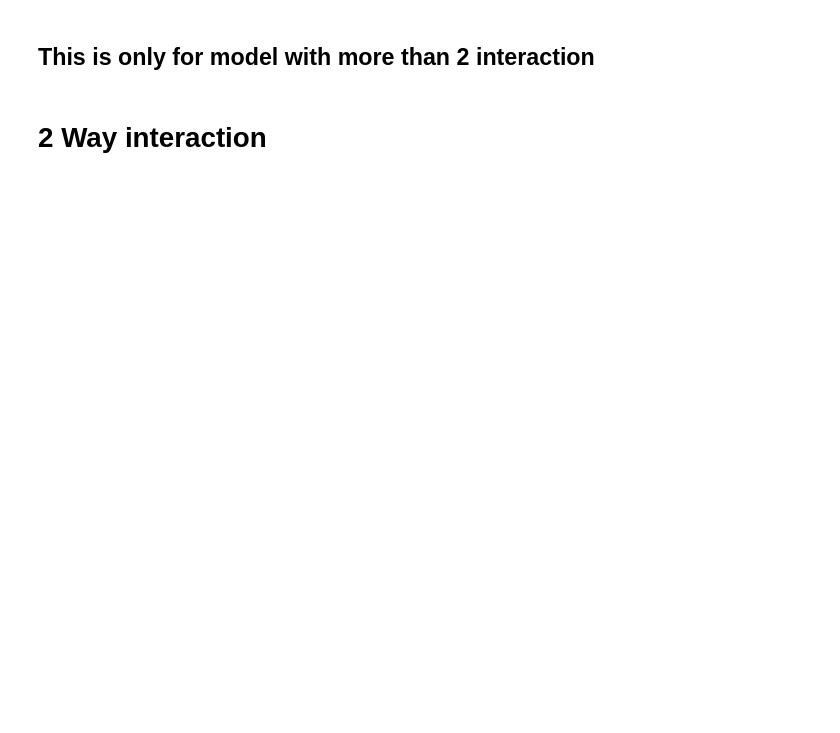
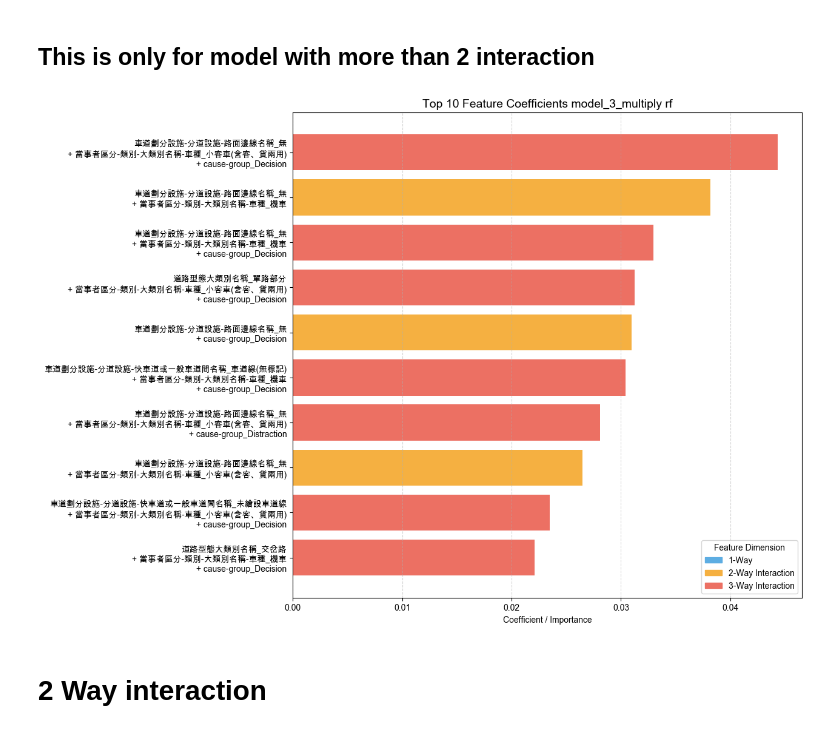
Before and after one commit to kennywang112/ST-RTA, a Jupyter notebook: ModelsV4/Model.ipynb, the cells around one changed output. Drawn from its saved outputs; the diff is of its cells as text; code cells hidden in the pictures; blank space fills up the shorter version.

```diff
--- a/ModelsV4/Model.ipynb
+++ b/ModelsV4/Model.ipynb
@@ -77,7 +52,9 @@ combined_data["cause_group"] = combined_data["肇因研判子類別名稱-主要
 
 | 需要去掉市區道路(道路類別-第1當事者-名稱)、縣市(county)這種欄位，專注在道路設計（路）、肇因（人）、車種（車）
 # %%
+new_label = pd.read_csv(f"../ComputedDataV2/ForModel/all_featuresV3.csv")['hotspot']
 all_features_df = pd.read_csv(f"../ComputedDataV2/ForModel/all_featuresV2.csv")
+all_features_df['hotspot'] = new_label
 all_features_df = all_features_df[all_features_df.columns[~all_features_df.columns.str.contains('道路類別-第1當事者-名稱|county|路面狀況|道路障礙|車輛撞擊部位大類別名稱|original-speed')]]
 # all_features_df = all_features_df[all_features_df.columns[~all_features_df.columns.str.contains('道路類別-第1當事者-名稱|county|youbike|mrt|parkinglot')]] # for ComputedDataV4
 print(all_features_df.shape)
@@ -108,6 +85,9 @@ for feature in road_features + car_features + person_features:
     print(f"Checking feature: {feature}, Found: {match_found}")
 
     assert match_found, f"Feature {feature} not found in dataframe columns"
+
+
+# all_features_df.to_csv(f"../{computeddata}/ForModel/all_featuresV3.csv", index=False)
 # %%
 defined_keywords = road_features + car_features + person_features
 matched_cols = set()
@@ -319,7 +299,7 @@ def get_extracted_features(lr, rf, X_resampled_test):
 ## This is for extract feature
 # %%
 # 這裡寫法還是add, multiply各別跑
-tp = 'add'
+tp = 'multiply'
 lr = joblib.load(f'../{computeddata}/ModelPerformance/lr_modelV1_model_3_{tp}.pkl')
 rf = joblib.load(f'../{computeddata}/ModelPerformance/rf_modelV1_model_3_{tp}.pkl')
 
@@ -434,14 +488,26 @@ for model_name, config in dct_model.items():
 # %%
+from sklearn.metrics import roc_curve
+
 ## Re fit for only important features
-def print_results(proba_test, classes, y_resampled_test):
+def print_results(proba_test, classes, y_resampled_test, youden=False):
     """
     proba_test: 預測的概率
     classes: 類別名稱
     y_resampled_test: 重抽樣後的測試標籤
     """
     le = LabelEncoder()
+    if youden:
+        fpr, tpr, thresholds = roc_curve(y_resampled_test, proba_test[:, 1])
 
-    y_pred = np.argmax(proba_test, axis=1)
+        # Youden Index: J = Sensitivity + Specificity - 1
+        youden_index = tpr - fpr
+        ix = np.argmax(youden_index)
+        best_thresh = thresholds[ix]
+
+        print(f'Best Threshold (Youden): {best_thresh:.4f}')
+        y_pred = (proba_test[:, 1] >= best_thresh).astype(int)
+    else:
+        y_pred = np.argmax(proba_test, axis=1)
 
     print("Confusion Matrix")
     conf_matrix = confusion_matrix(y_resampled_test, y_pred, labels=range(len(classes)))
@@ -498,9 +564,9 @@ for model_name, config in dct_model.items():
     # print_results(proba_test_rf, le.classes_, y_resampled_test)
 
     all_performance[model_name] = {
-        'lr': print_results(proba_test_lr, le.classes_, y_resampled_test),
-        'rf': print_results(proba_test_rf, le.classes_, y_resampled_test),
-        'nn': print_results(proba_test_nn, le.classes_, y_resampled_test),
+        'lr': print_results(proba_test_lr, le.classes_, y_resampled_test, youden=True),
+        'rf': print_results(proba_test_rf, le.classes_, y_resampled_test, youden=True),
+        'nn': print_results(proba_test_nn, le.classes_, y_resampled_test, youden=True),
     }
 
     importance_lr, importance_grouped_lr = get_importance(config['model'][0], X_resampled_reordered)
@@ -577,7 +733,7 @@ import matplotlib.pyplot as plt
 import matplotlib.patches as mpatches
 
 name = 'model_3_multiply'
-model_name = 'lr'
+model_name = 'rf'
 data = all_importance[name][model_name][0]
 df_importance = pd.DataFrame.from_dict(data, orient='index', columns=['Coefficient', 'Odds_Ratio'])
 df_importance = df_importance.sort_values(by='Coefficient', ascending=False)
@@ -591,33 +747,35 @@ def get_dimension(feature_name):
 df_importance_plot['Dimension'] = df_importance_plot.index.map(get_dimension)
 
 dim_colors = {1: '#5DADE2', 2: '#F5B041', 3: '#EC7063'}
 bar_colors = df_importance_plot['Dimension'].map(dim_colors)
 
 fig, ax = plt.subplots(figsize=(12, 10))
 ylabels = [label.replace(' x ', '\n + ') for label in df_importance_plot.index]
 
 bars = ax.barh(
     range(len(df_importance_plot)),
     df_importance_plot['Coefficient'],
     color=bar_colors
 )
 
 ax.set_yticks(range(len(df_importance_plot)))
 ax.set_yticklabels(ylabels, fontsize=10)
 plt.subplots_adjust(left=0.25, right=0.95, top=0.9, bottom=0.1)
 
 ax.set_xlabel('Coefficient / Importance')
 ax.set_title(f'Top 10 Feature Coefficients {name} {model_name}', fontsize=14)
 ax.grid(axis='x', linestyle='--', alpha=0.5)
 
 legend_handles = [
     mpatches.Patch(color=dim_colors[1], label='1-Way'),
     mpatches.Patch(color=dim_colors[2], label='2-Way Interaction'),
     mpatches.Patch(color=dim_colors[3], label='3-Way Interaction')
 ]
 ax.legend(handles=legend_handles, loc='lower right', title="Feature Dimension")
 
 plt.show()
+# %% [output]
+[figure, added]
 # %%
 importance = all_importance['model_3_multiply']['lr'][0]
 important_groups = []
```
Also changed, not shown: parts of 9 cells of this notebook, 3 other files.
